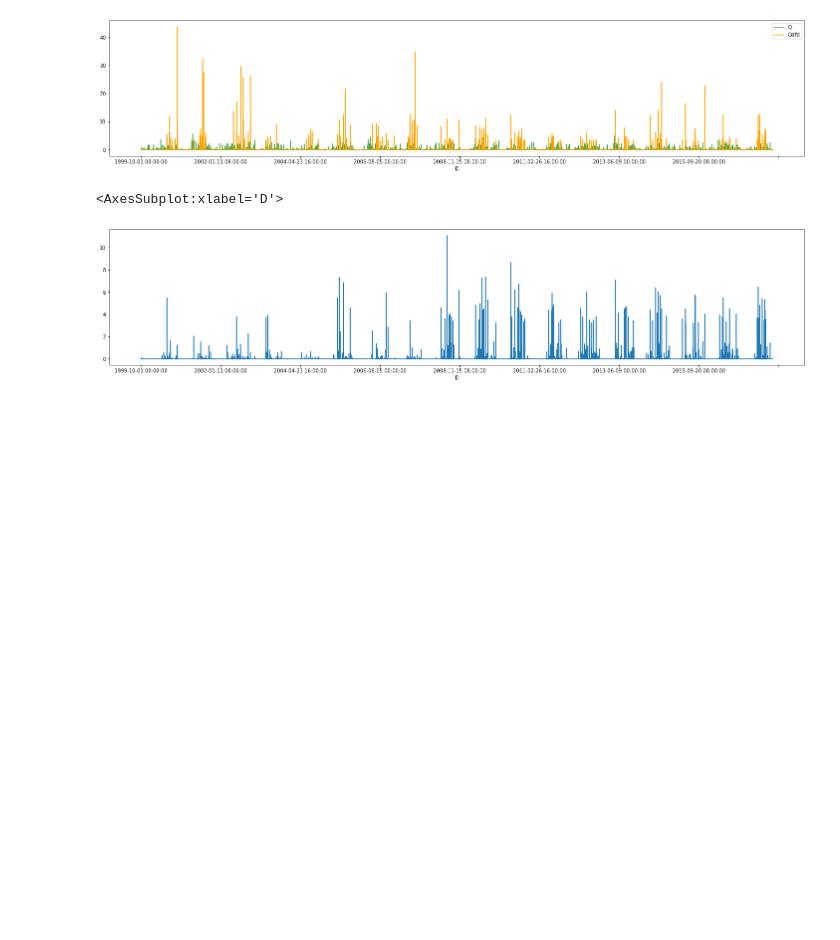
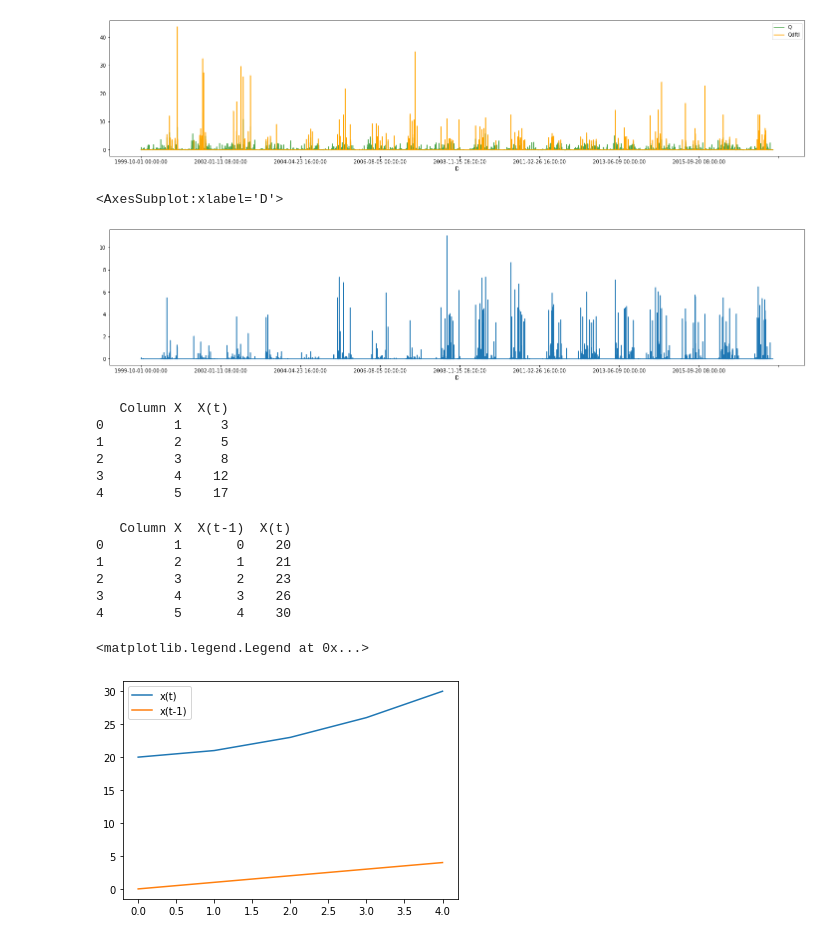
Before and after one commit to varyabazilova/hma_sediments, a Jupyter notebook: sediment_scenarios/test.ipynb, the cells around one changed output. Cells and saved outputs as stored; diff of their text form; code cells hidden in the pictures; blank space fills up the shorter version.

```diff
--- a/sediment_scenarios/test.ipynb
+++ b/sediment_scenarios/test.ipynb
@@ -68,3 +75,58 @@ sed_out1.Q100.plot()
 # %% [output]
 <AxesSubplot:xlabel='D'>
 [figure]
+# %%
+import pandas as pd
+
+# Create a sample DataFrame
+data = {'Column X': [1, 2, 3, 4, 5]}
+df = pd.DataFrame(data)
+
+# Set the constant 'c'
+c = 2
+
+# Add a new column with the cumulative sum based on the formula X(t) = X(t-1) + c
+df['X(t)'] = df['Column X'].cumsum() + c
+
+# Display the DataFrame
+print(df)
+# %% [output]
+   Column X  X(t)
+0         1     3
+1         2     5
+2         3     8
+3         4    12
+4         5    17
+# %%
+import pandas as pd
+
+# Create a sample DataFrame
+data = {'Column X': [1, 2, 3, 4, 5]}
+df = pd.DataFrame(data)
+
+# Set the constant 'c'
+c = 20
+
+# Add a new column 'X(t-1)' by shifting 'Column X'
+df['X(t-1)'] = df['Column X'].shift(1, fill_value=0)
+
+# Add a new column 'X(t)' using the formula X(t) = X(t-1) + c
+df['X(t)'] = df['X(t-1)'].cumsum() + c
+
+# Display the DataFrame
+print(df)
+# %% [output]
+   Column X  X(t-1)  X(t)
+0         1       0    20
+1         2       1    21
+2         3       2    23
+3         4       3    26
+4         5       4    30
+# %%
+df['X(t)'].plot(label = 'x(t)')
+df['X(t-1)'].plot(label = 'x(t-1)')
+
+plt.legend()
+# %% [output]
+<matplotlib.legend.Legend at 0x...>
+[figure, added]
```
Also changed, not shown: parts of 3 cells of this notebook, 4 other files.
